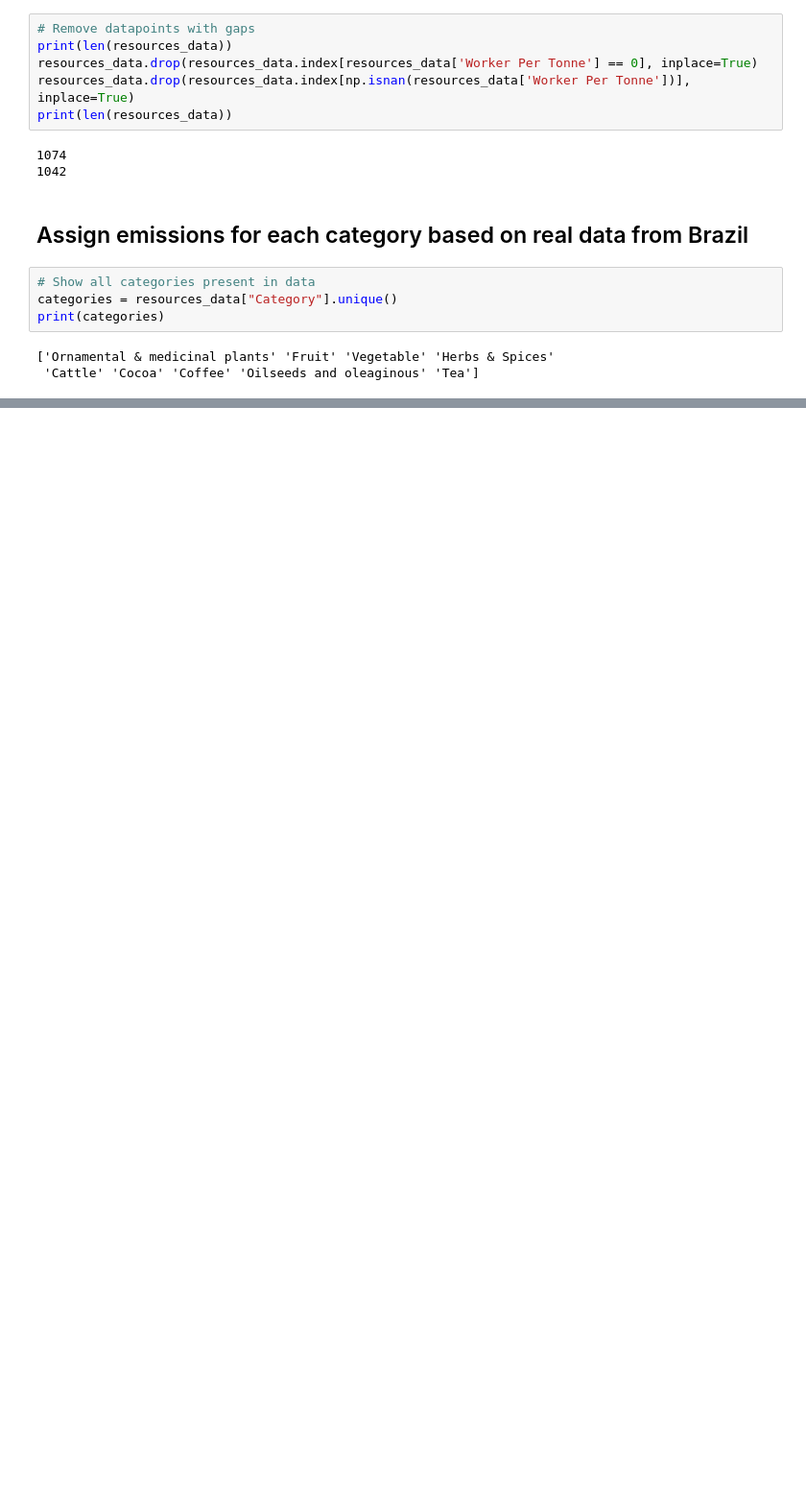
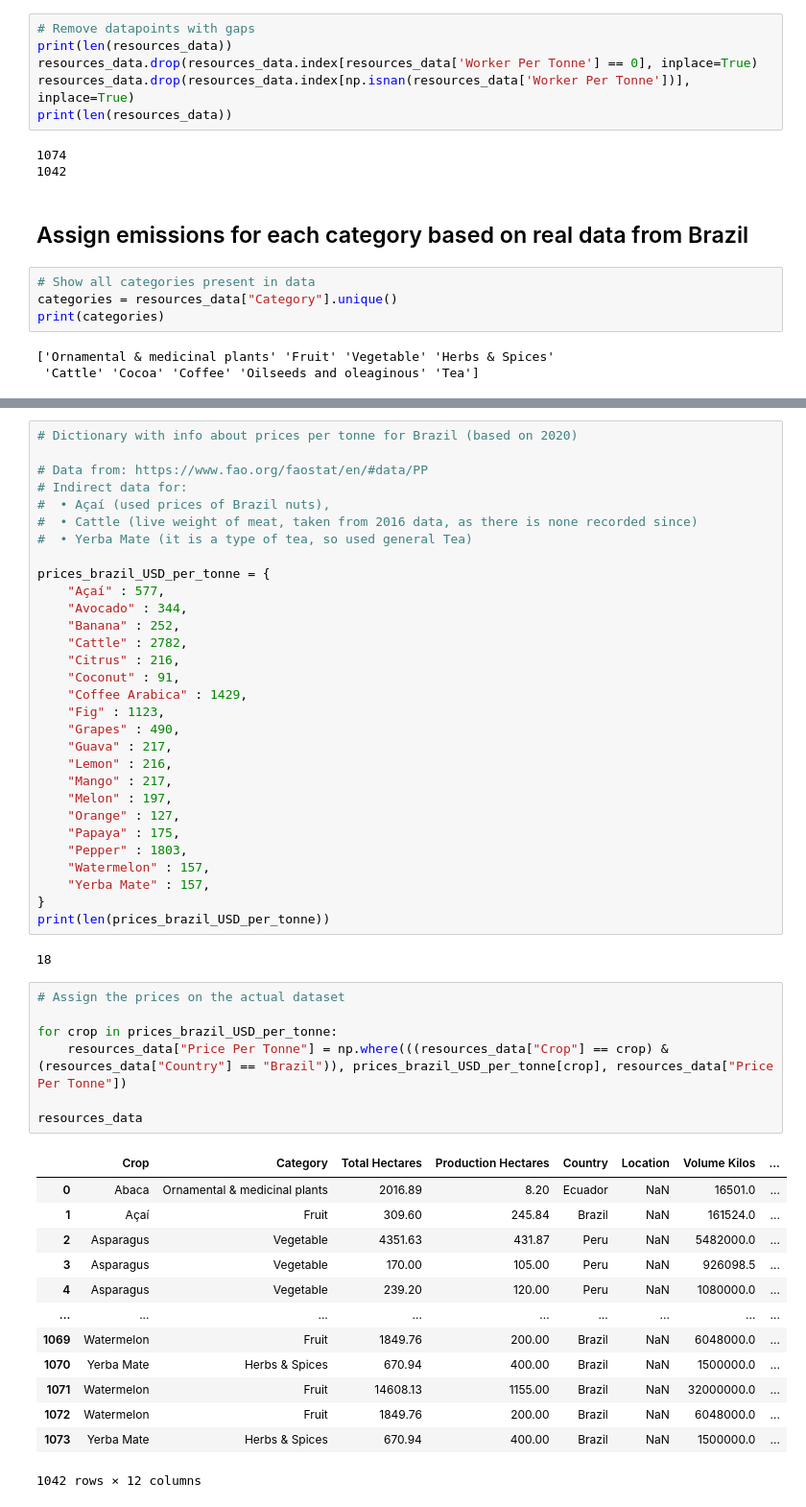
Before and after one commit to DE3Futures/forestDatabase, a Jupyter notebook: notebooks/2.0-cgb-emissionsandprices.ipynb, the cells around one changed output, grey strips where cells are left out. Shown at 96% size. Cells and saved outputs as stored; diff of their text form; blank space fills up the shorter version.

Commit message:
Combined data for prices per tonne

```diff
--- a/notebooks/2.0-cgb-emissionsandprices.ipynb
+++ b/notebooks/2.0-cgb-emissionsandprices.ipynb
@@ -73,0 +92,53 @@ resources_data.head()
+# %%
+# Dictionary with info about prices per tonne for Brazil (based on 2020)
+
+# Data from: https://www.fao.org/faostat/en/#data/PP
+# Indirect data for:
+#  • Açaí (used prices of Brazil nuts),
+#  • Cattle (live weight of meat, taken from 2016 data, as there is none recorded since)
+#  • Yerba Mate (it is a type of tea, so used general Tea)
+
+prices_brazil_USD_per_tonne = {
+    "Açaí" : 577,
+    "Avocado" : 344,
+    "Banana" : 252,
+    "Cattle" : 2782,
+    "Citrus" : 216,
+    "Coconut" : 91,
+    "Coffee Arabica" : 1429,
+    "Fig" : 1123,
+    "Grapes" : 490,
+    "Guava" : 217,
+    "Lemon" : 216,
+    "Mango" : 217,
+    "Melon" : 197,
+    "Orange" : 127,
+    "Papaya" : 175,
+    "Pepper" : 1803,
+    "Watermelon" : 157,
+    "Yerba Mate" : 157,
+}
+print(len(prices_brazil_USD_per_tonne))
+# %% [output]
+18
+# %%
+# Assign the prices on the actual dataset
+
+for crop in prices_brazil_USD_per_tonne:
+    resources_data["Price Per Tonne"] = np.where(((resources_data["Crop"] == crop) & (resources_data["Country"] == "Brazil")), prices_brazil_USD_per_tonne[crop], resources_data["Price Per Tonne"])
+
+resources_data
+# %% [output]
+|  | Crop | Category | Total Hectares | Production Hectares | Country | Location | Volume Kilos | ... |
+| 0 | Abaca | Ornamental & medicinal plants | 2016.89 | 8.20 | Ecuador | NaN | 16501.0 | ... |
+| 1 | Açaí | Fruit | 309.60 | 245.84 | Brazil | NaN | 161524.0 | ... |
+| 2 | Asparagus | Vegetable | 4351.63 | 431.87 | Peru | NaN | 5482000.0 | ... |
+| 3 | Asparagus | Vegetable | 170.00 | 105.00 | Peru | NaN | 926098.5 | ... |
+| 4 | Asparagus | Vegetable | 239.20 | 120.00 | Peru | NaN | 1080000.0 | ... |
+| ... | ... | ... | ... | ... | ... | ... | ... | ... |
+| 1069 | Watermelon | Fruit | 1849.76 | 200.00 | Brazil | NaN | 6048000.0 | ... |
+| 1070 | Yerba Mate | Herbs & Spices | 670.94 | 400.00 | Brazil | NaN | 1500000.0 | ... |
+| 1071 | Watermelon | Fruit | 14608.13 | 1155.00 | Brazil | NaN | 32000000.0 | ... |
+| 1072 | Watermelon | Fruit | 1849.76 | 200.00 | Brazil | NaN | 6048000.0 | ... |
+| 1073 | Yerba Mate | Herbs & Spices | 670.94 | 400.00 | Brazil | NaN | 1500000.0 | ... |
+1042 rows × 12 columns
```
Also changed, not shown: parts of 25 cells of this notebook.
